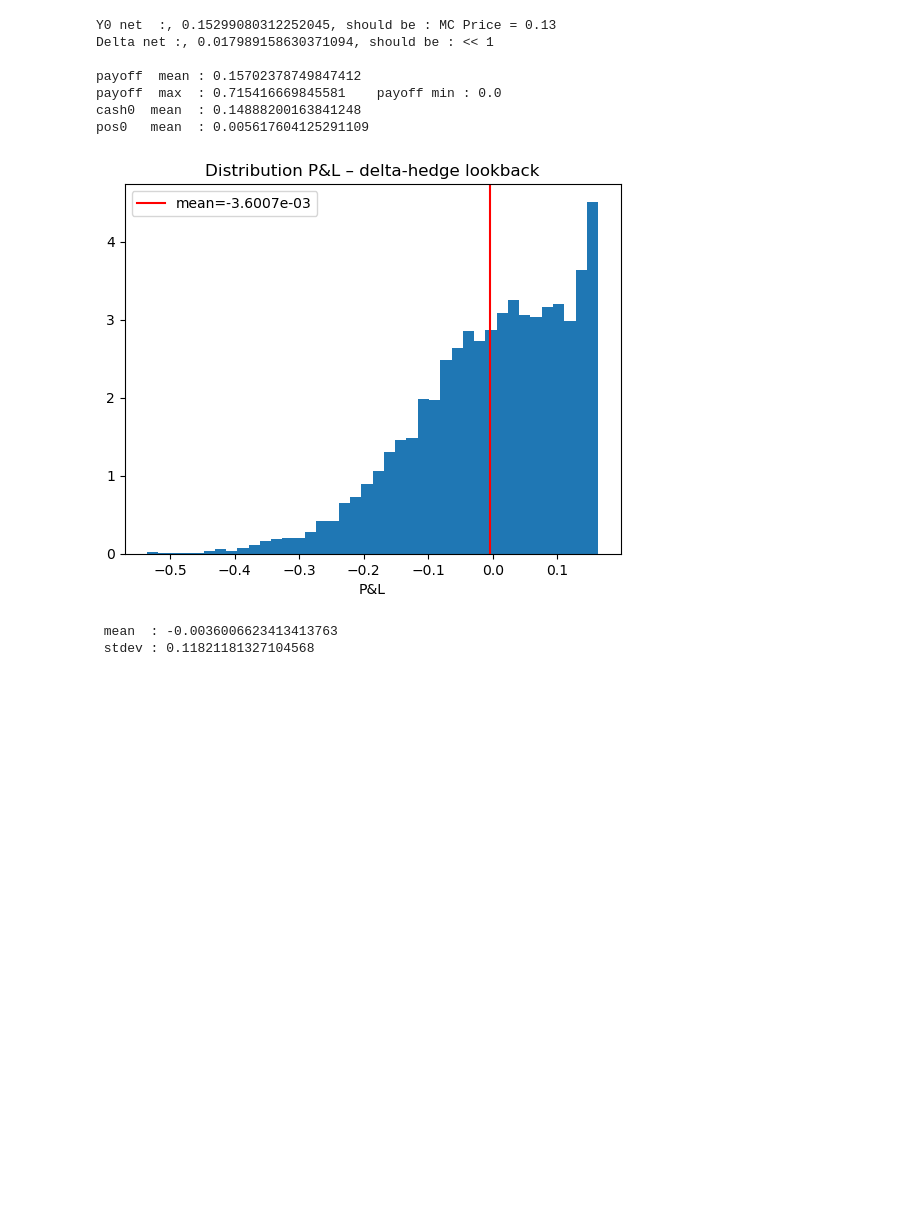
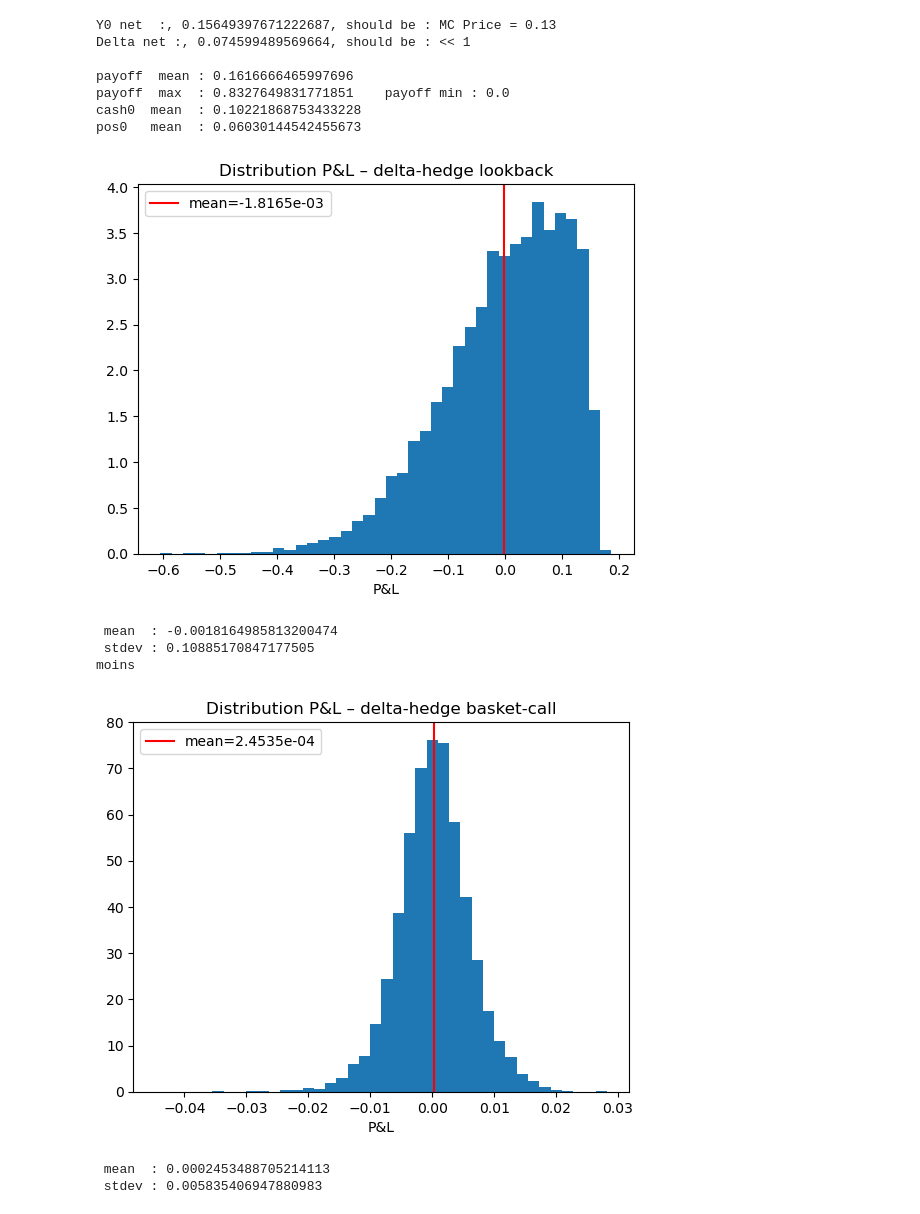
Before and after one commit to KillianGUILLAUME/Deep_BSDE, a Jupyter notebook: hedge_test.ipynb, the cells around one changed output. Drawn from its saved outputs; the diff is of its cells as text; code cells hidden in the pictures; blank space fills up the shorter version.

```diff
--- a/hedge_test.ipynb
+++ b/hedge_test.ipynb
@@ -18,18 +23,30 @@ cfg = yaml.safe_load(Path("experiments/config.yaml").read_text())
 # %%
 payoff_func = lambda S: lookback_max(S, strike=cfg["payoff"]["K"])
+payoff_func_BS = lambda s: basket_call(s, strike=cfg["payoff"]["K"])
 
-
-net_cfg = dict(hidden=128, depth=4)
+net_cfg = dict(hidden=128, depth=5)
 # %%
 solver = BSDESolver(
-    model_params=cfg["model"],
+    model_params=cfg_heston,
     payoff_fn=payoff_func,
     T=cfg["T"],
     n_steps=cfg["n_steps"],
-    net_cfg=net_cfg,
+    net_cfg=dict(hidden=128, depth=4),
     lr=1e-4,
 )
+
+solver_BS = DeepBSDESolverBS(
+    model_params=cfg["model"],
+    payoff_fn=payoff_func_BS,
+    T=cfg["T"],
+    n_steps=cfg["n_steps"],
+    net_cfg=net_cfg,
+    lr=.5e-4,
+)
 # %%
 solver.net.load_state_dict(torch.load("mod/bsde_lookback.pt",map_location="cpu"))
 solver.net.eval()
+
+solver_BS.net.load_state_dict(torch.load("mod/bsde_blackscholes.pt",map_location="cpu"))
+solver_BS.net.eval()
 # %% [output]
@@ -50,31 +69,52 @@ FeedForwardNN(
 # %%
 pnl = delta_hedge(
     simulator =solver.simulator,
     net       = solver.net,
     payoff_fn = payoff_func,
-    n_paths   = 10_000,             # assez pour voir la distribution
+    n_paths   = 10_000,
     n_steps   = cfg["n_steps"],
     T         = cfg["T"]
 )
 
 plt.hist(pnl, bins=40, density=True)
 plt.axvline(pnl.mean(), color="r", label=f"mean={pnl.mean():.4e}")
 plt.title("Distribution P&L – delta-hedge lookback")
 plt.xlabel("P&L"); plt.legend(); plt.show()
 
 print(" mean  :", pnl.mean().item())
 print(" stdev :", pnl.std().item())
+
+pnl_BS = delta_hedge_BS(
+    simulator =solver_BS.simulator,
+    net       = solver_BS.net,
+    payoff_fn = payoff_func_BS,
+    n_paths   = 15_000,
+    n_steps   = cfg["n_steps"],
+    T         = cfg["T"]
+)
+
+plt.hist(pnl_BS, bins=40, density=True)
+plt.axvline(pnl_BS.mean(), color="r", label=f"mean={pnl_BS.mean():.4e}")
+plt.title("Distribution P&L – delta-hedge basket-call")
+plt.xlabel("P&L"); plt.legend(); plt.show()
+
+print(" mean  :", pnl_BS.mean().item())
+print(" stdev :", pnl_BS.std().item())
 # %% [output]
-Y0 net  :, 0.15299080312252045, should be : MC Price = 0.13
-Delta net :, 0.017989158630371094, should be : << 1
+Y0 net  :, 0.15649397671222687, should be : MC Price = 0.13
+Delta net :, 0.074599489569664, should be : << 1
 
-payoff  mean : 0.15702378749847412
-payoff  max  : 0.715416669845581    payoff min : 0.0
-cash0  mean  : 0.14888200163841248
-pos0   mean  : 0.005617604125291109
+payoff  mean : 0.1616666465997696
+payoff  max  : 0.8327649831771851    payoff min : 0.0
+cash0  mean  : 0.10221868753433228
+pos0   mean  : 0.06030144542455673
-[figure, old version]
+[figure, new version]
- mean  : -0.0036006623413413763
- stdev : 0.11821181327104568
+ mean  : -0.0018164985813200474
+ stdev : 0.10885170847177505
+moins
+[figure, added]
+ mean  : 0.0002453488705214113
+ stdev : 0.005835406947880983
 # %%
 pnl_dv = dv_hedge(simulator=solver.simulator,
                net=solver.net,
```
Also changed, not shown: parts of 8 cells of this notebook, 11 other files.
